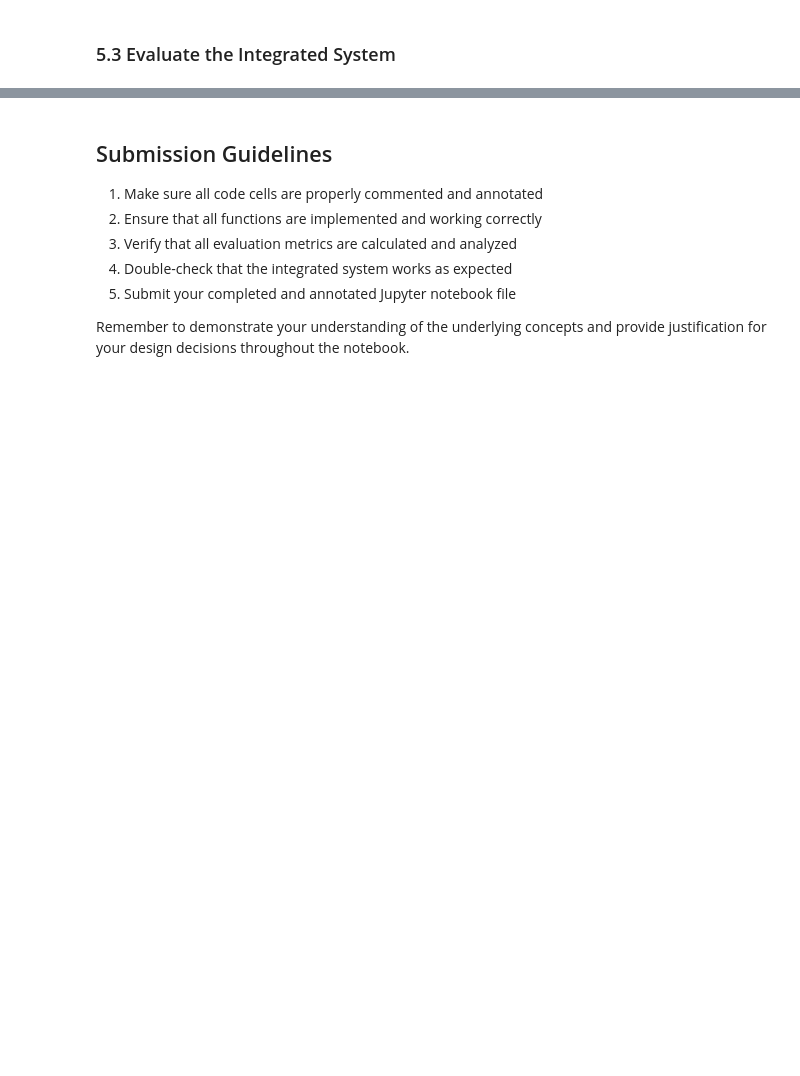
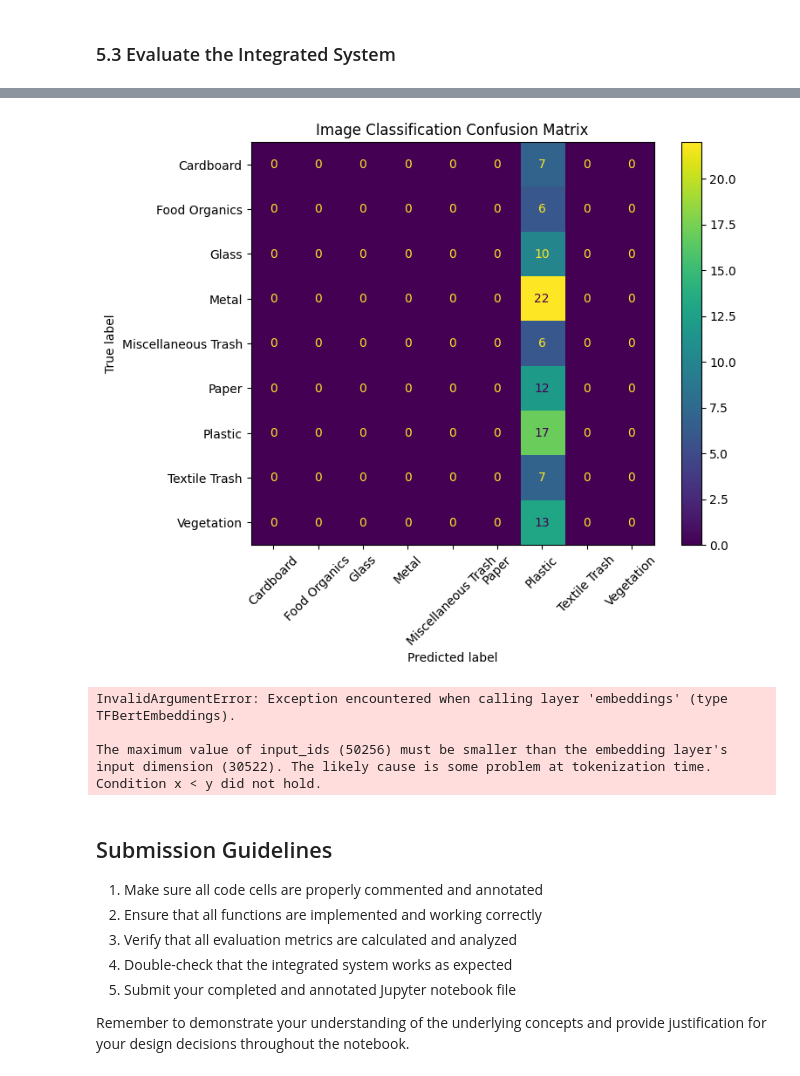
Before and after one commit to bcaudillo/data_science, a Jupyter notebook: Waste Management Summative.ipynb, the cells around one changed output, grey strips where cells are left out. Saved outputs shown, nothing was run; the diff lists cells and outputs as text; code cells hidden in the pictures; blank space fills up the shorter version.

```diff
--- a/Waste Management Summative.ipynb
+++ b/Waste Management Summative.ipynb
@@ -1142,6 +1249,7 @@ from sklearn.metrics.pairwise import cosine_similarity
 retrieval_model = SentenceTransformer('all-MiniLM-L6-v2')
 gen_model_name  = "gpt2"  # Or try 'distilgpt2', 'gpt2-medium', etc.
 tokenizer = AutoTokenizer.from_pretrained(gen_model_name)
+tokenizer.pad_token = tokenizer.eos_token
 generator = AutoModelForCausalLM.from_pretrained(gen_model_name)
 
 # Create a retrieval function
@@ -1342,10 +1526,10 @@ In this section, you will integrate all three models into a unified waste manage
 # - Handle input/output flow
 class EcoSortAssistant:
     def __init__(self, image_model, text_model, label_encoder, rag_generator, tokenizer):
-        self.image_model = model          # Trained Keras CNN model
+        self.image_model = cnn_model          # Trained Keras CNN model
         self.text_model = text_model            # Trained HuggingFace BERT model (TF version)
         self.label_encoder = label_encoder      # Fitted LabelEncoder
-        self.rag_generator = rag_generator      # RAG generator function
+        self.rag_generator = generate_rag_instruction      # RAG generator function
         self.tokenizer = tokenizer              # HuggingFace tokenizer
 
     def classify_image(self, image):
@@ -1355,7 +1539,7 @@ class EcoSortAssistant:
         category = self.label_encoder.inverse_transform([class_idx])[0]
         return category
 
-    def preprocess_image(self, image):   # <--- ADD self HERE
+    def preprocess_image(self, image):
         import tensorflow as tf
         IMG_SIZE = (224, 224)
         if isinstance(image, str):
@@ -1365,6 +1549,10 @@ class EcoSortAssistant:
         image = tf.cast(image, tf.float32) / 255.0
         image = tf.expand_dims(image, axis=0)
         return image
+
+    def rag_generator(category):
+        return "Sample instruction", ["Sample doc"]
+
 
     def preprocess_and_tokenize(self, text):
         return self.tokenizer([text], truncation=True, padding='max_length', max_length=64, return_tensors="tf")
@@ -1393,6 +1581,13 @@ class EcoSortAssistant:
             "instructions": instructions,
             "relevant_docs": relevant_docs
         }
+
+ecosort_assistant = EcoSortAssistant(
+    image_model=model,
+    text_model=text_model,
+    label_encoder=label_encoder,
+    rag_generator=generate_rag_instruction,
+    tokenizer=tokenizer           )
 # %% [markdown]
 ### 5.2 Implement Integrated Assistant
 # %%
@@ -1538,3 +1675,51 @@ for i in range(5):
+# %%
+import matplotlib.pyplot as plt
+from sklearn.metrics import confusion_matrix, ConfusionMatrixDisplay, classification_report
+
+# Confusion matrix for image classification
+cm_img = confusion_matrix(
+    image_true,
+    image_pred,
+    labels=ecosort_assistant.label_encoder.classes_
+)
+disp_img = ConfusionMatrixDisplay(
+    confusion_matrix=cm_img,
+    display_labels=ecosort_assistant.label_encoder.classes_
+)
+fig_img, ax_img = plt.subplots(figsize=(8, 6))
+disp_img.plot(ax=ax_img, xticks_rotation=45)
+ax_img.set_title("Image Classification Confusion Matrix")
+plt.show()
+
+# Evaluate text classification on the test text dataset
+text_true = test_df['category'].tolist()
+text_pred = [ecosort_assistant.classify_text(desc) for desc in test_df['description']]
+
+# Performance metrics for text classification
+print(f"Total text samples: {len(text_true)}")
+print("\nText Classification Report:")
+print(classification_report(text_true, text_pred, target_names=ecosort_assistant.label_encoder.classes_))
+
+# Confusion matrix for text classification
+cm_text = confusion_matrix(
+    text_true,
+    text_pred,
+    labels=ecosort_assistant.label_encoder.classes_
+)
+disp_text = ConfusionMatrixDisplay(
+    confusion_matrix=cm_text,
+    display_labels=ecosort_assistant.label_encoder.classes_
+)
+fig_text, ax_text = plt.subplots(figsize=(8, 6))
+disp_text.plot(ax=ax_text, xticks_rotation=45)
+ax_text.set_title("Text Classification Confusion Matrix")
+plt.show()
+# %% [output]
+[figure, added]
+InvalidArgumentError: Exception encountered when calling layer 'embeddings' (type TFBertEmbeddings).
+
+The maximum value of input_ids (50256) must be smaller than the embedding layer's input dimension (30522). The likely cause is some problem at tokenization time.
+Condition x < y did not hold.
 # %% [markdown]
 ## Submission Guidelines
 
```
Also changed, not shown: parts of 26 cells of this notebook.
